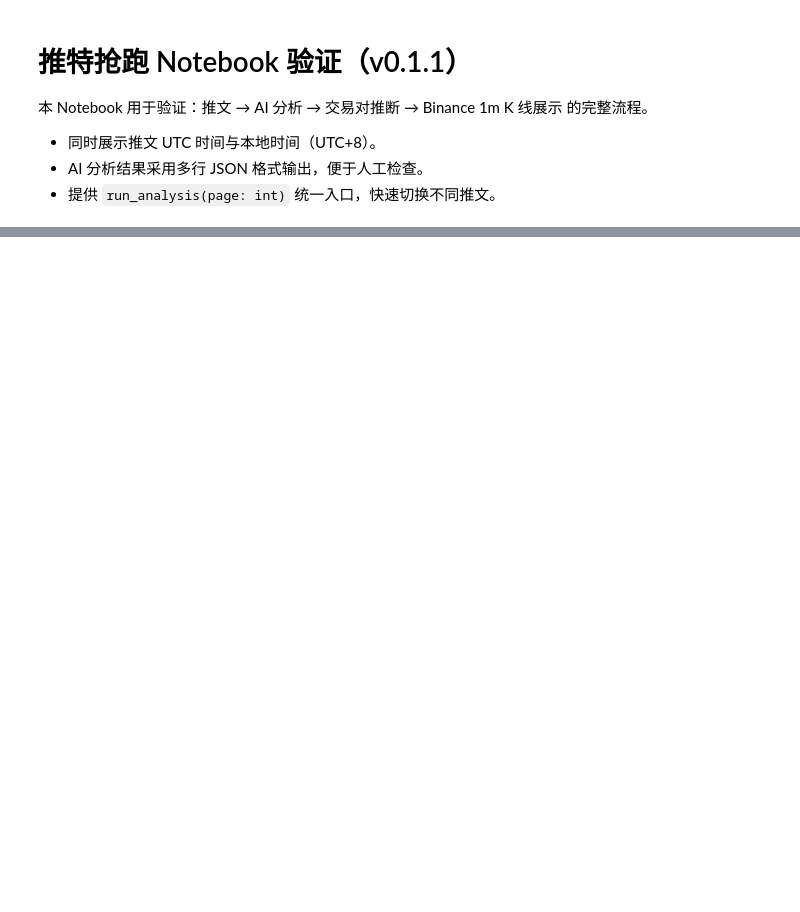
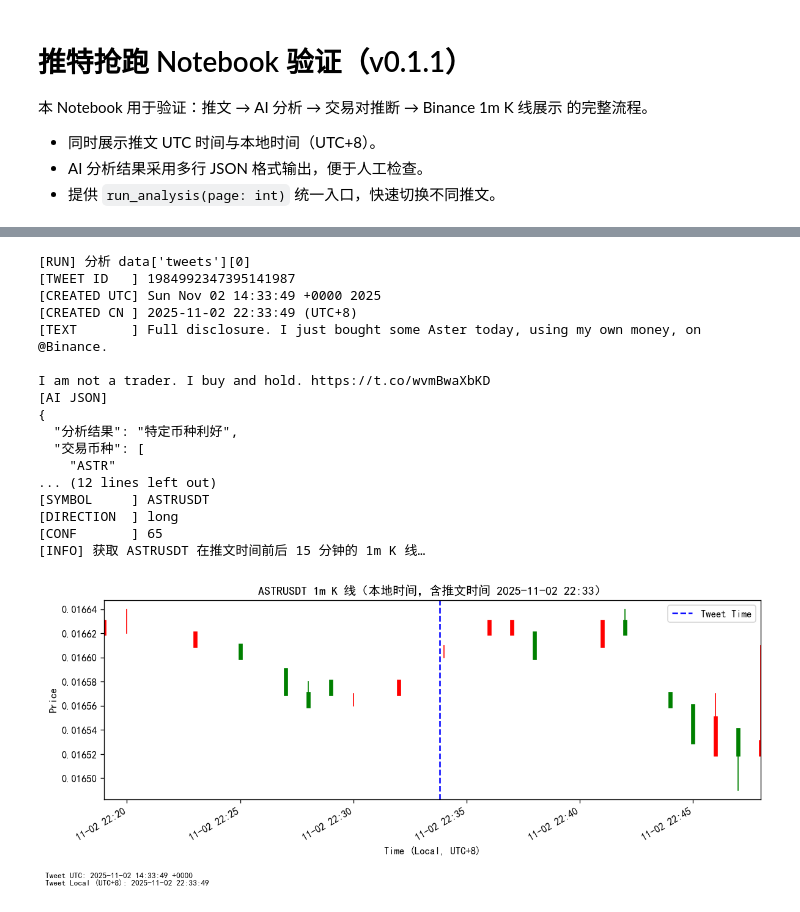
Before and after one commit to XX-Trader/News-Driven-Trading, a Jupyter notebook: 推特抢跑/twitter_analysis.ipynb, the cells around one changed output, grey strips where cells are left out. Drawn from its saved outputs; the diff is of its cells as text; code cells hidden in the pictures; blank space fills up the shorter version.

```diff
--- a/推特抢跑/twitter_analysis.ipynb
+++ b/推特抢跑/twitter_analysis.ipynb
@@ -92,6 +92,7 @@ SYMBOL_MAP = {
 def normalize_symbol_from_ai(ai_res: Dict[str, Any]) -> Optional[str]:
     """从 AI 结果中提取交易币种并映射为 Binance 现货 symbol。"""
     raw_symbol = ai_res.get("交易币种")
+    print(raw_symbol)
     if isinstance(raw_symbol, list) and raw_symbol:
         first = str(raw_symbol[0]).upper()
     elif isinstance(raw_symbol, str) and raw_symbol.strip():
@@ -99,7 +100,7 @@ def normalize_symbol_from_ai(ai_res: Dict[str, Any]) -> Optional[str]:
     else:
         return None
     base = first.replace("USDT", "").replace("/", "").upper()
-    return SYMBOL_MAP.get(base)
+    return base + "USDT"
 
 
 def fallback_symbol_from_text(text: str) -> Optional[str]:
@@ -118,9 +119,7 @@ def detect_trade_symbol(ai_res: Dict[str, Any], text: str) -> Optional[str]:
     - 若仍无法确定，返回 None（视为不可交易）
     """
     symbol = normalize_symbol_from_ai(ai_res)
-    if symbol:
-        return symbol
-    return fallback_symbol_from_text(text)
+    return symbol
 # %%
 def fetch_binance_klines(symbol: str, center_time_utc: datetime,
                          minutes: int = WINDOW_MINUTES) -> List[List[Any]]:
@@ -128,7 +127,7 @@ def fetch_binance_klines(symbol: str, center_time_utc: datetime,
     start = center_time_utc - timedelta(minutes=minutes)
     end = center_time_utc + timedelta(minutes=minutes)
     params = {
-        "symbol": symbol,
+        "symbol": symbol.upper(),
         "interval": BINANCE_INTERVAL,
         "startTime": int(start.timestamp() * 1000),
         "endTime": int(end.timestamp() * 1000),
@@ -196,13 +195,15 @@ def plot_candles(times, opens, highs, lows, closes,
     plt.tight_layout()
     plt.show()
 # %%
-def run_analysis(page: int) -> None:
+def run_analysis(page: int, json_path=None) -> None:
     """统一入口：分析 data["tweets"][page] 的完整链路。"""
     global TWEET_PAGE
     TWEET_PAGE = page
     print(f"[RUN] 分析 data['tweets'][{page}]")
-
-    tweet = load_single_tweet(LOCAL_JSON_PATH, TWEET_PAGE)
+    if not json_path:
+        tweet = load_single_tweet(LOCAL_JSON_PATH, TWEET_PAGE)
+    else:
+        tweet = load_single_tweet(json_path, page)
     tweet_text = tweet.get("text") or tweet.get("full_text") or ""
     tweet_time_utc = parse_tweet_time(tweet)
     tweet_time_local = to_local_time(tweet_time_utc, 8)
@@ -215,10 +216,13 @@ def run_analysis(page: int) -> None:
     ai_result = call_ai_for_tweet(tweet_text)
     pretty_print_ai(ai_result)
 
-    symbol = detect_trade_symbol(ai_result, tweet_text)
+    base_symbol = detect_trade_symbol(ai_result, tweet_text)
+    symbol = base_symbol
+
     direction = ai_result.get("交易方向") or ai_result.get("direction")
     confidence = ai_result.get("消息置信度") or ai_result.get("confidence")
 
+    print("[BASE SYMBOL]", base_symbol)
     print("[SYMBOL     ]", symbol)
     print("[DIRECTION  ]", direction)
     print("[CONF       ]", confidence)
@@ -738,0 +714,24 @@ Yes, I promote all conferences. No competition in pushing adoption.
+# %%
+# 示例：运行第 0 条推文
+from twitter_crawler_functional_min import ai_analyze_text, LOCAL_JSON_PATH
+# 后续你可以改成 run_analysis(1)、run_analysis(2) 等等
+run_analysis(0, json_path="./twitter_media/1984992347395141987.json")
+# %% [output]
+[RUN] 分析 data['tweets'][0]
+[TWEET ID   ] 1984992347395141987
+[CREATED UTC] Sun Nov 02 14:33:49 +0000 2025
+[CREATED CN ] 2025-11-02 22:33:49 (UTC+8)
+[TEXT       ] Full disclosure. I just bought some Aster today, using my own money, on @Binance.
+
+I am not a trader. I buy and hold. https://t.co/wvmBwaXbKD
+[AI JSON]
+{
+  "分析结果": "特定币种利好",
+  "交易币种": [
+    "ASTR"
+... (12 lines left out)
+[SYMBOL     ] ASTRUSDT
+[DIRECTION  ] long
+[CONF       ] 65
+[INFO] 获取 ASTRUSDT 在推文时间前后 15 分钟的 1m K 线…
+[figure, added]
```
Also changed, not shown: parts of 21 cells of this notebook, 2 other files.
